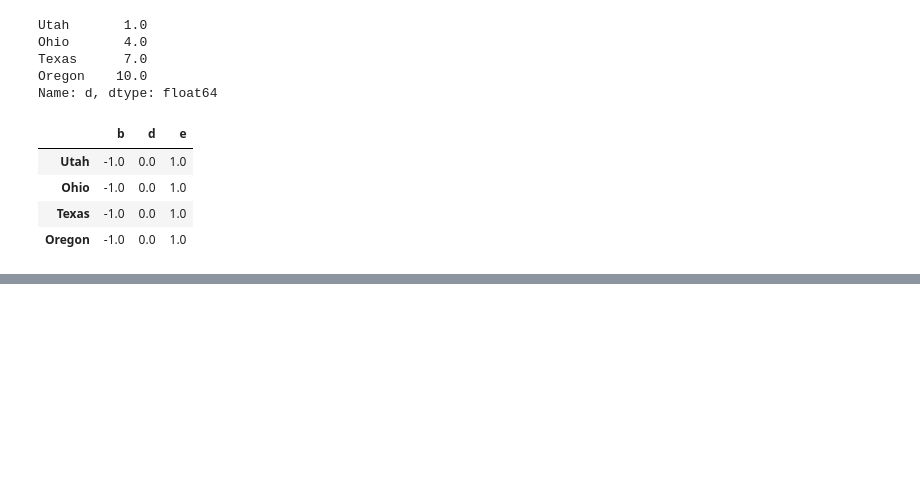
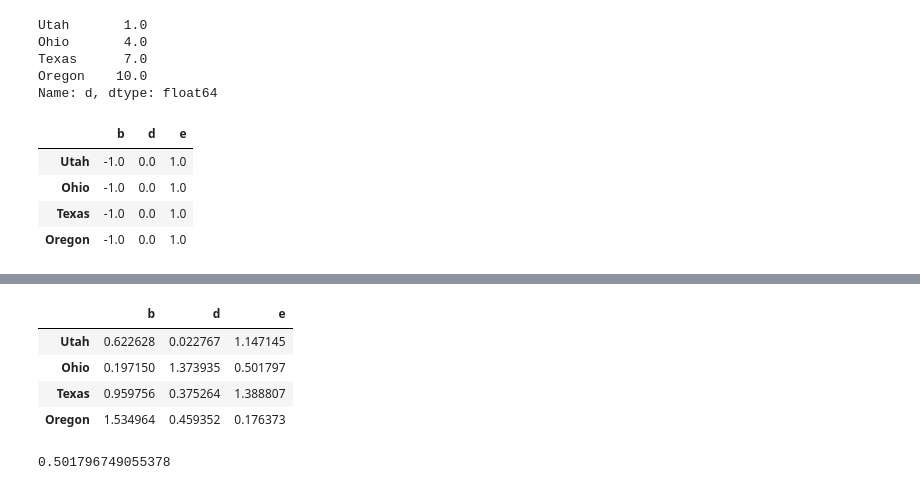
Before and after one commit to emuro/books, a Jupyter notebook: python/pydata-book/ch05_EM.ipynb, the cells around one changed output, grey strips where cells are left out. Drawn from its saved outputs; the diff is of its cells as text; code cells hidden in the pictures; blank space fills up the shorter version.

```diff
--- a/python/pydata-book/ch05_EM.ipynb
+++ b/python/pydata-book/ch05_EM.ipynb
@@ -1405,0 +1430,12 @@ frame.sub(series3, axis='index')
+# %%
+np.abs(frame)
+# %% [output]
+|  | b | d | e |
+| Utah | 0.622628 | 0.022767 | 1.147145 |
+| Ohio | 0.197150 | 1.373935 | 0.501797 |
+| Texas | 0.959756 | 0.375264 | 1.388807 |
+| Oregon | 1.534964 | 0.459352 | 0.176373 |
+# %%
+frame["e"].max()
+# %% [output]
+0.501796749055378
```
Also changed, not shown: parts of 40 cells of this notebook.
